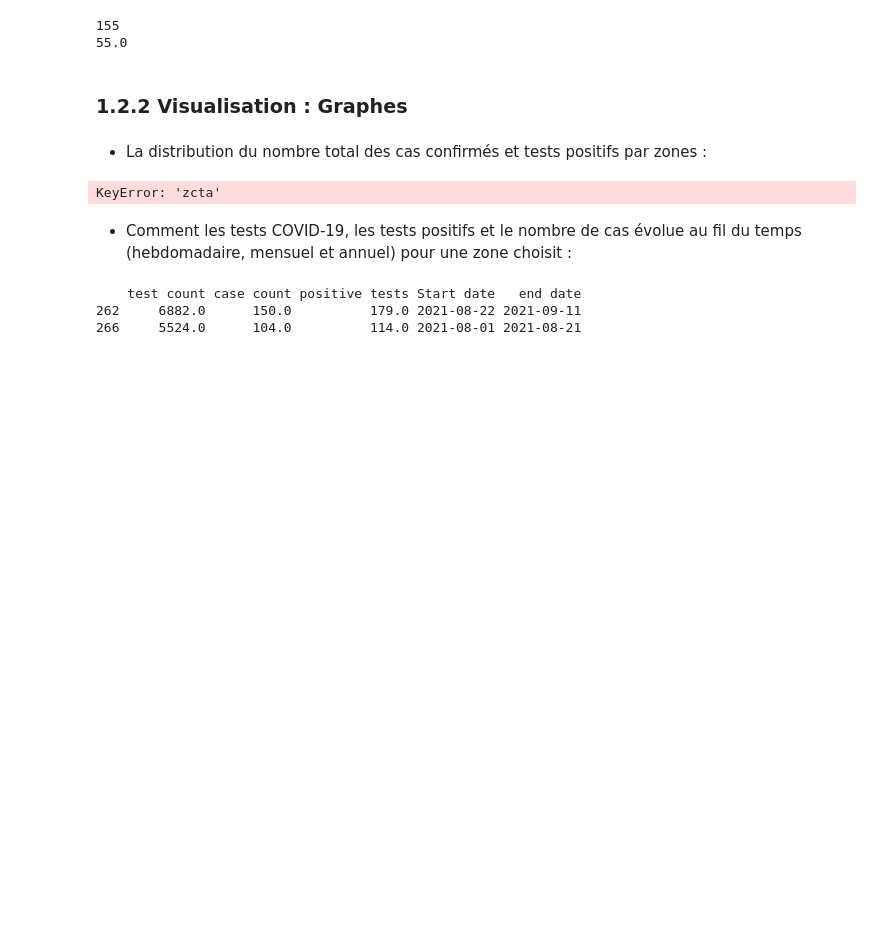
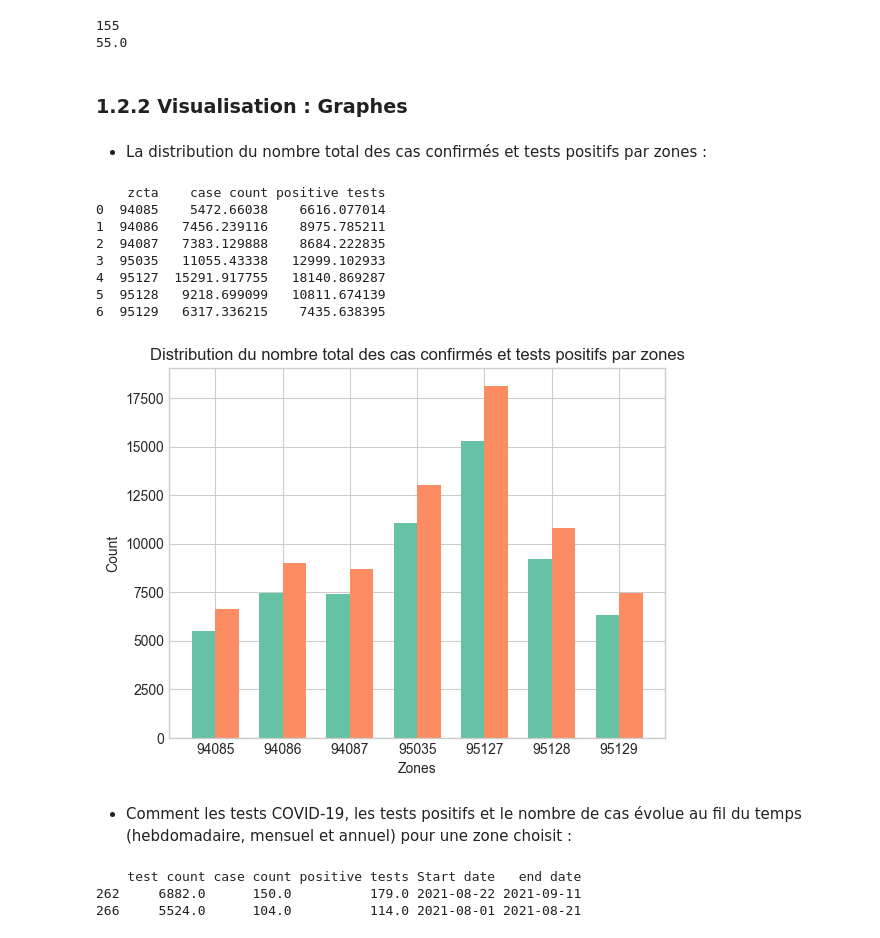
Before and after one commit to manel15279/DataMining-Project, a Jupyter notebook: Projet_P1_DM.ipynb, the cells around one changed output. Saved outputs shown, nothing was run; the diff lists cells and outputs as text; code cells hidden in the pictures; blank space fills up the shorter version.

```diff
--- a/Projet_P1_DM.ipynb
+++ b/Projet_P1_DM.ipynb
@@ -688,40 +688,46 @@ df = pd.DataFrame(dataset, columns=header)
 # %%
 # Bar chart
 def plot_total_cases_and_positive_tests():
     totals = df.groupby('zcta')[['case count', 'positive tests']].sum().reset_index()
     zones = totals['zcta'].tolist()
     print(totals)
 
     bar_width = 0.35
     index = totals.index
 
     plt.bar(index, totals['case count'], bar_width, label='case count')
     plt.bar(index + bar_width, totals['positive tests'], bar_width, label='positive tests')
 
-    plt.set_xlabel('Zones')
-    plt.set_ylabel('Count')
-    plt.set_title('Distribution du nombre total des cas confirmés et tests positifs par zones')
-    plt.set_xticks(index+bar_width/2)
-    plt.set_xticklabels(zones)
-    plt.legend()
+    plt.xlabel('Zones')
+    plt.ylabel('Count')
+    plt.title('Distribution du nombre total des cas confirmés et tests positifs par zones')
+    plt.xticks(index + bar_width / 2, zones)
 
     plt.show()
 
 plot_total_cases_and_positive_tests()
 
 # Tree map
 def plot_total_cases_and_positive_tests_treemap():
     totals = df.groupby('zcta')[['case count', 'positive tests']].sum().reset_index()
 
     fig = px.treemap(totals, path=['zcta'], values='case count', title='Total Case Count by ZCTA')
     fig.show()
 
     fig = px.treemap(totals, path=['zcta'], values='positive tests', title='Total Positive Tests by ZCTA')
     fig.show()
 
 plot_total_cases_and_positive_tests_treemap()
 # %% [output]
-KeyError: 'zcta'
+    zcta    case count positive tests
+0  94085    5472.66038    6616.077014
+1  94086   7456.239116    8975.785211
+2  94087   7383.129888    8684.222835
+3  95035   11055.43338   12999.102933
+4  95127  15291.917755   18140.869287
+5  95128   9218.699099   10811.674139
+6  95129   6317.336215    7435.638395
+[figure, added]
 # %% [markdown]
 - Comment les tests COVID-19, les tests positifs et le nombre de cas évolue au fil du temps (hebdomadaire, mensuel et annuel) pour une zone choisit :
 # %%
```
Also changed, not shown: parts of 10 cells of this notebook, 6 other files.
